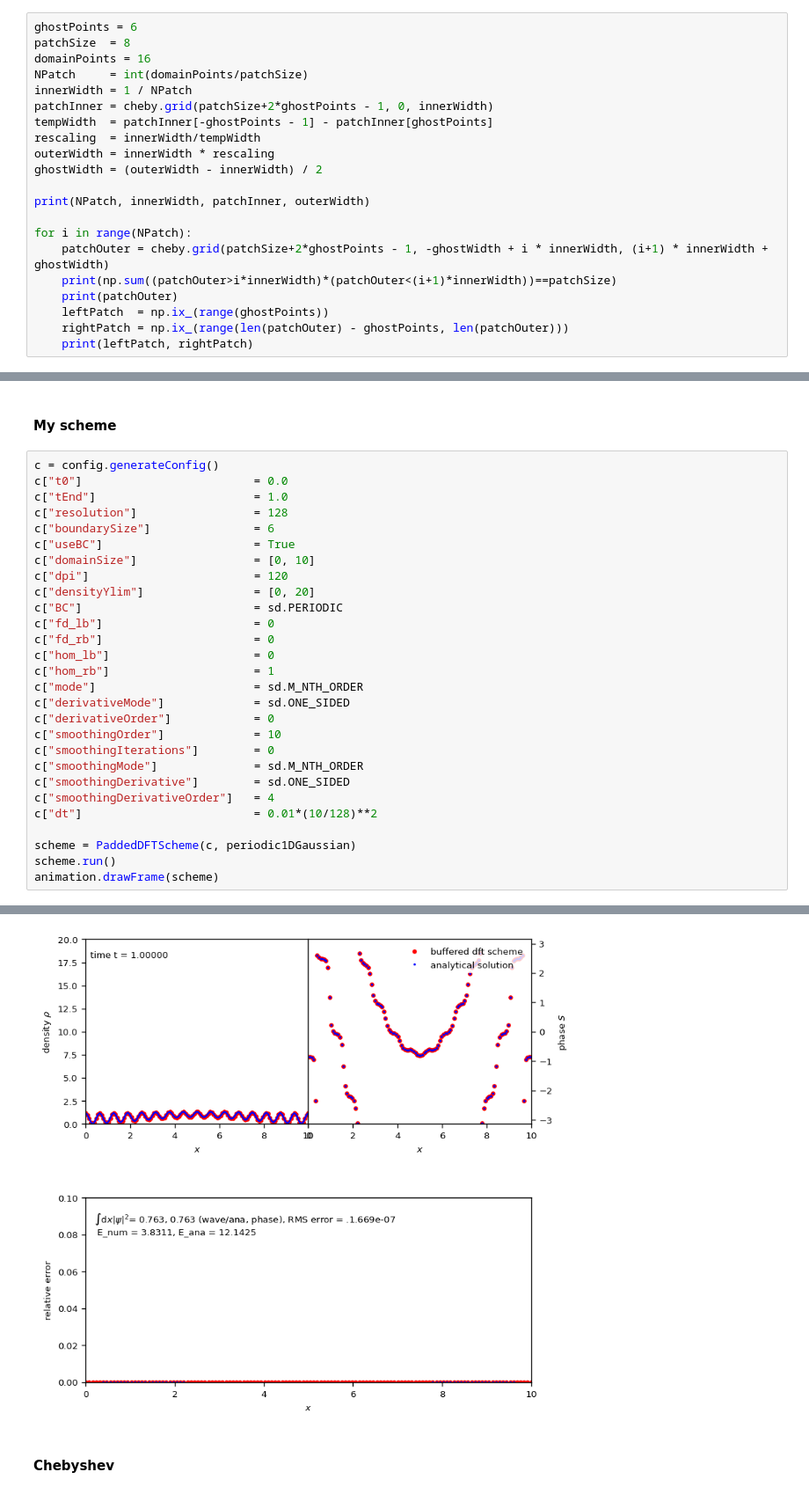
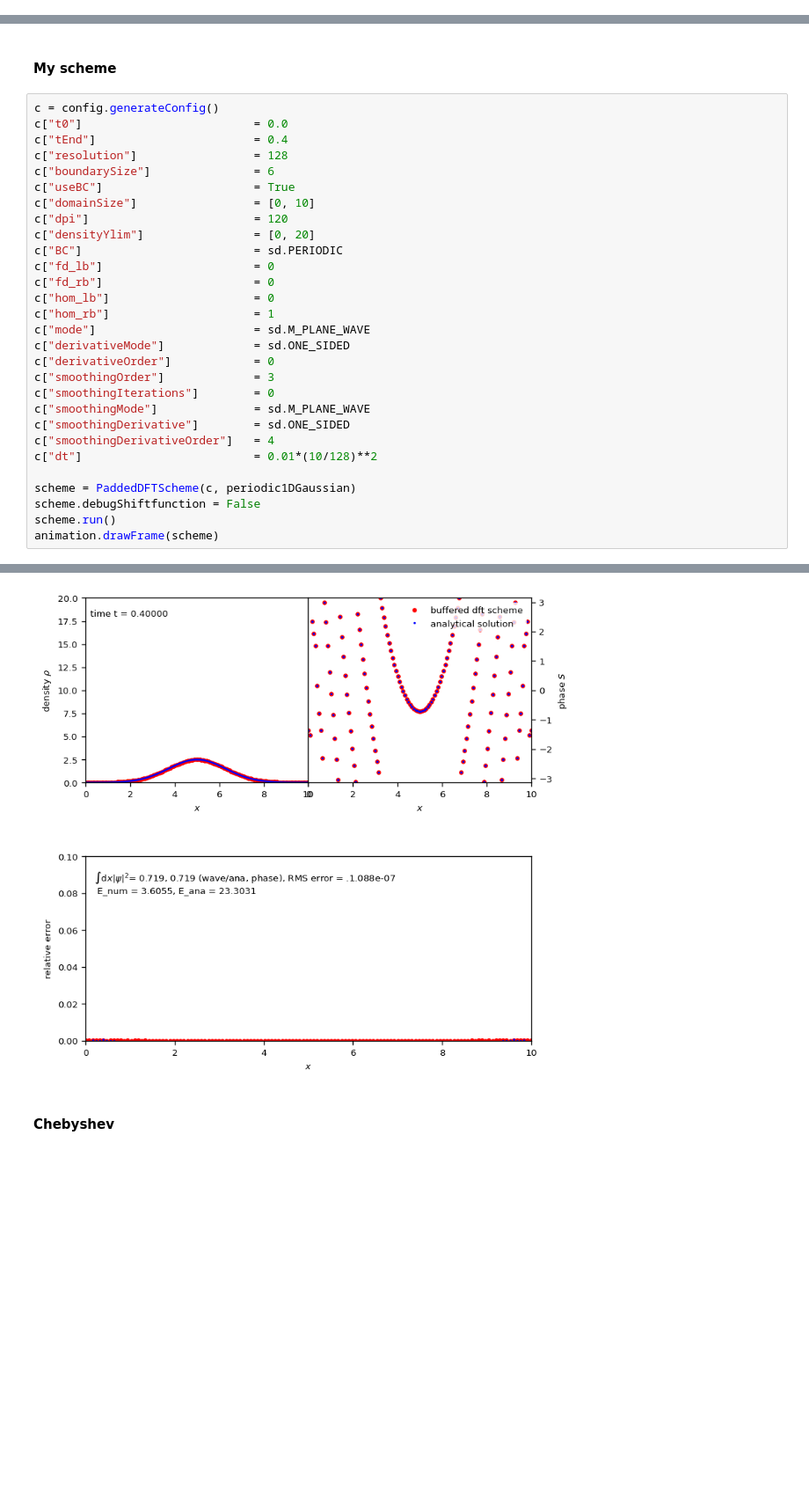
Before and after one commit to KunkelAlexander/fdm-hybrid-scheme, a Jupyter notebook: dirichlet_spectral.ipynb, the cells around one changed output, grey strips where cells are left out. Shown at 88% size. Drawn from its saved outputs; the diff is of its cells as text; blank space fills up the shorter version.

```diff
--- a/dirichlet_spectral.ipynb
+++ b/dirichlet_spectral.ipynb
@@ -163,24 +163,3 @@ def evolveWavefunction(p, dx, Coeff1, T1, debug = False):
 
 def multiply_along_axis(A, B, axis):
     return np.swapaxes(np.swapaxes(A, axis, -1) * B, -1, axis)
-# %%
-ghostPoints = 6
-patchSize  = 8
-domainPoints = 16
-NPatch     = int(domainPoints/patchSize)
-innerWidth = 1 / NPatch
-patchInner = cheby.grid(patchSize+2*ghostPoints - 1, 0, innerWidth)
-tempWidth  = patchInner[-ghostPoints - 1] - patchInner[ghostPoints]
-rescaling  = innerWidth/tempWidth
-outerWidth = innerWidth * rescaling
-ghostWidth = (outerWidth - innerWidth) / 2
-
-print(NPatch, innerWidth, patchInner, outerWidth)
-
-for i in range(NPatch):
-    patchOuter = cheby.grid(patchSize+2*ghostPoints - 1, -ghostWidth + i * innerWidth, (i+1) * innerWidth + ghostWidth)
-    print(np.sum((patchOuter>i*innerWidth)*(patchOuter<(i+1)*innerWidth))==patchSize)
-    print(patchOuter)
-    leftPatch  = np.ix_(range(ghostPoints))
-    rightPatch = np.ix_(range(len(patchOuter) - ghostPoints, len(patchOuter)))
-    print(leftPatch, rightPatch)
@@ -1273,7 +1213,7 @@ animation.drawFrame(scheme)
 # %%
 c = config.generateConfig()
 c["t0"]                         = 0.0
-c["tEnd"]                       = 1.0
+c["tEnd"]                       = 0.4
 c["resolution"]                 = 128
 c["boundarySize"]               = 6
 c["useBC"]                      = True
@@ -1285,17 +1225,18 @@ c["fd_lb"]                      = 0
 c["fd_rb"]                      = 0
 c["hom_lb"]                     = 0
 c["hom_rb"]                     = 1
-c["mode"]                       = sd.M_NTH_ORDER
+c["mode"]                       = sd.M_PLANE_WAVE
 c["derivativeMode"]             = sd.ONE_SIDED
 c["derivativeOrder"]            = 0
-c["smoothingOrder"]             = 10
+c["smoothingOrder"]             = 3
 c["smoothingIterations"]        = 0
-c["smoothingMode"]              = sd.M_NTH_ORDER
+c["smoothingMode"]              = sd.M_PLANE_WAVE
 c["smoothingDerivative"]        = sd.ONE_SIDED
 c["smoothingDerivativeOrder"]   = 4
 c["dt"]                         = 0.01*(10/128)**2
 
 scheme = PaddedDFTScheme(c, periodic1DGaussian)
+scheme.debugShiftfunction = False
 scheme.run()
 animation.drawFrame(scheme)
 # %% [output]
@@ -1302,4 +1244,4 @@ animation.drawFrame(scheme)
-[figure, old version]
+[figure, new version]
 # %% [markdown]
 #### Chebyshev
 # %%
```
Also changed, not shown: parts of 7 cells of this notebook, 8 other files.
